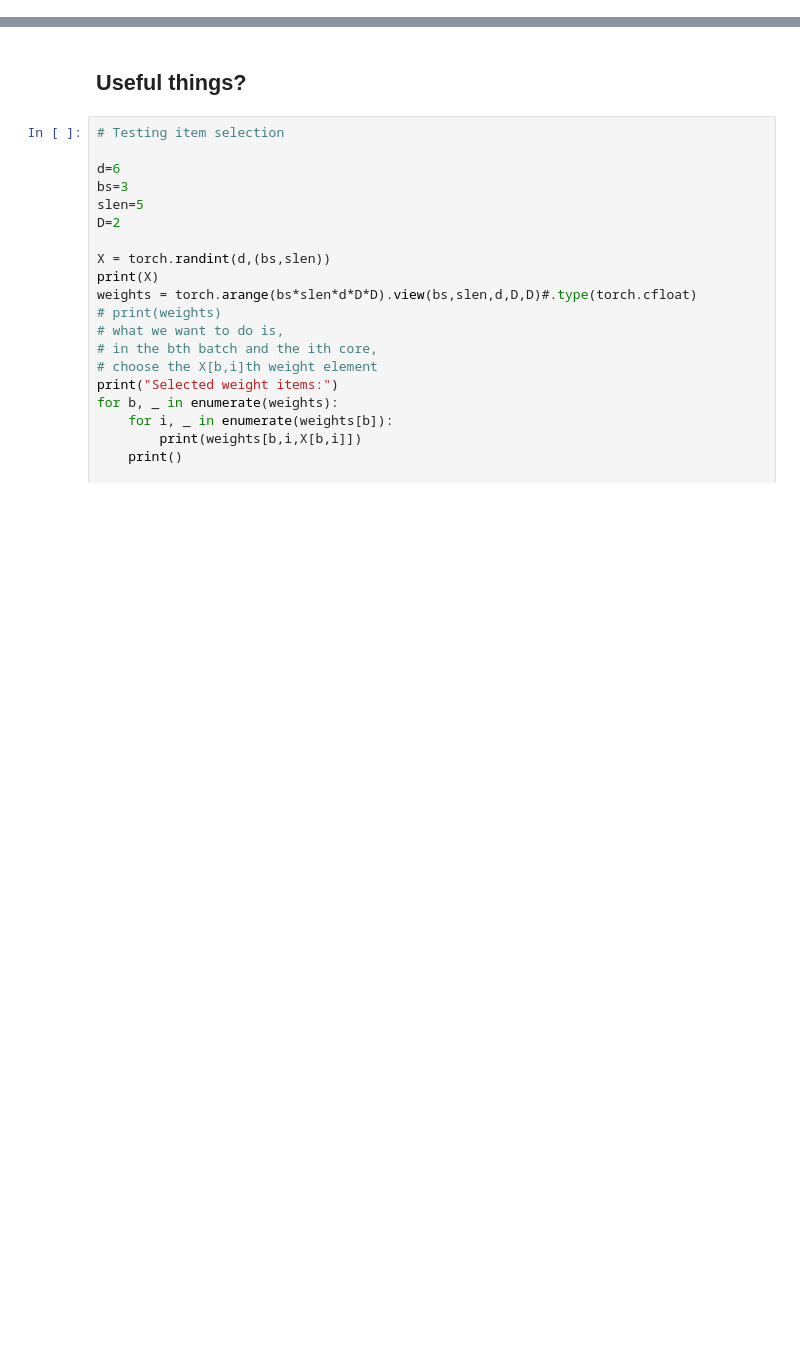
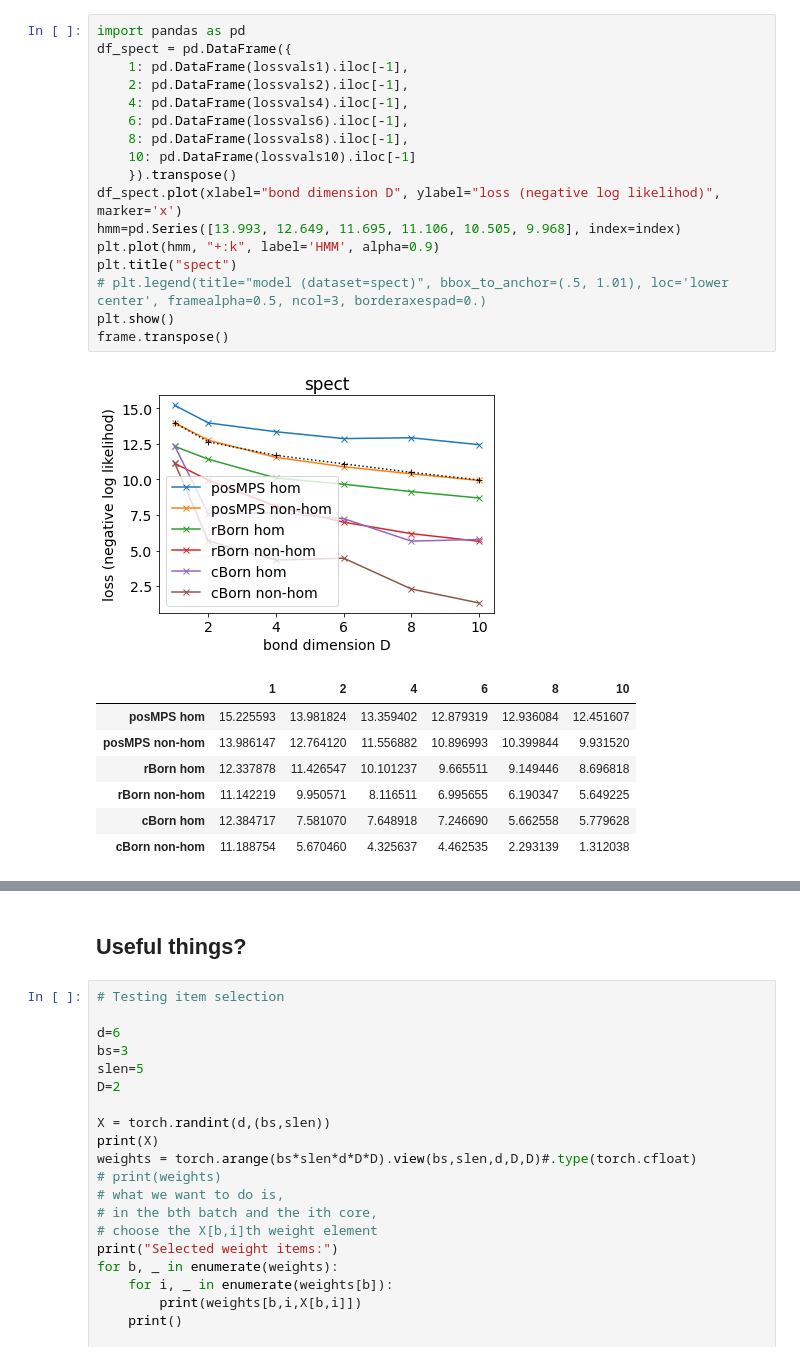
Before and after one commit to postylem/comparison-of-tensor-train-models, a Jupyter notebook: gradient_sandbox.ipynb, the cells around one changed output, grey strips where cells are left out. Saved outputs shown, nothing was run; the diff lists cells and outputs as text; blank space fills up the shorter version.

```diff
--- a/gradient_sandbox.ipynb
+++ b/gradient_sandbox.ipynb
@@ -87,3 +147,29 @@ def train_models(
+# %%
+import pandas as pd
+df_spect = pd.DataFrame({
+    1: pd.DataFrame(lossvals1).iloc[-1],
+    2: pd.DataFrame(lossvals2).iloc[-1],
+    4: pd.DataFrame(lossvals4).iloc[-1],
+    6: pd.DataFrame(lossvals6).iloc[-1],
+    8: pd.DataFrame(lossvals8).iloc[-1],
+    10: pd.DataFrame(lossvals10).iloc[-1]
+    }).transpose()
+df_spect.plot(xlabel="bond dimension D", ylabel="loss (negative log likelihod)", marker='x')
+hmm=pd.Series([13.993, 12.649, 11.695, 11.106, 10.505, 9.968], index=index)
+plt.plot(hmm, "+:k", label='HMM', alpha=0.9)
+plt.title("spect")
+# plt.legend(title="model (dataset=spect)", bbox_to_anchor=(.5, 1.01), loc='lower center', framealpha=0.5, ncol=3, borderaxespad=0.)
+plt.show()
+frame.transpose()
+# %% [output]
+[figure, added]
+|  | 1 | 2 | 4 | 6 | 8 | 10 |
+| posMPS hom | 15.225593 | 13.981824 | 13.359402 | 12.879319 | 12.936084 | 12.451607 |
+| posMPS non-hom | 13.986147 | 12.764120 | 11.556882 | 10.896993 | 10.399844 | 9.931520 |
+| rBorn hom | 12.337878 | 11.426547 | 10.101237 | 9.665511 | 9.149446 | 8.696818 |
+| rBorn non-hom | 11.142219 | 9.950571 | 8.116511 | 6.995655 | 6.190347 | 5.649225 |
+| cBorn hom | 12.384717 | 7.581070 | 7.648918 | 7.246690 | 5.662558 | 5.779628 |
+| cBorn non-hom | 11.188754 | 5.670460 | 4.325637 | 4.462535 | 2.293139 | 1.312038 |
 # %%
 dataset = 'lymphography'
 X,d = load_dataset(dataset)
```
Also changed, not shown: parts of 28 cells of this notebook, 2 other files.
